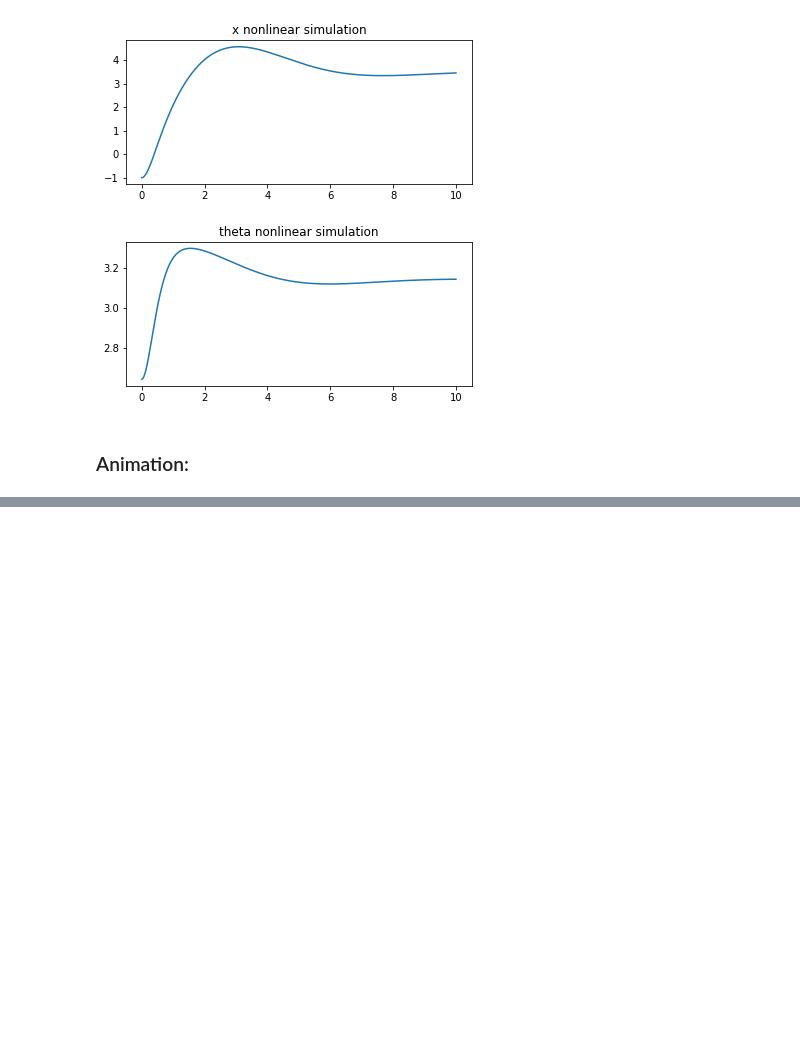
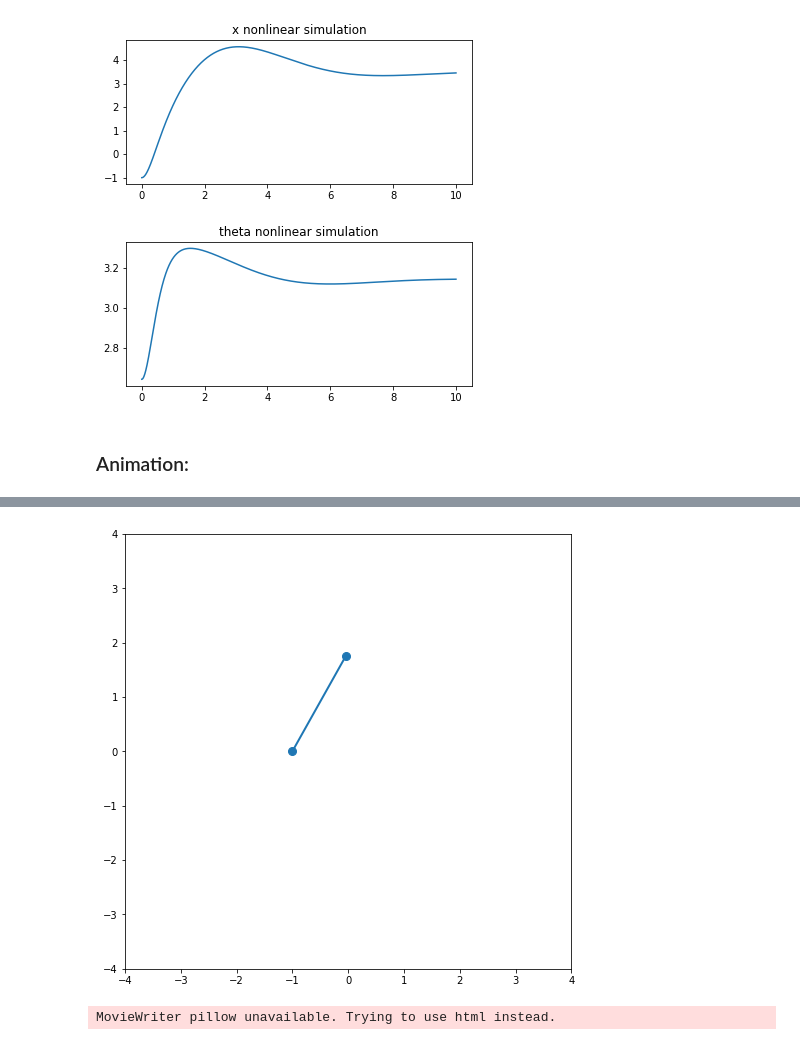
Before and after one commit to kipariss1/OPSR_InvertedPendulum, a Jupyter notebook: semestralka_jupyter.ipynb, the cells around one changed output, grey strips where cells are left out. Cells and saved outputs as stored; diff of their text form; code cells hidden in the pictures; blank space fills up the shorter version.

Commit message:
add (semestralka.ipynb): LQR animation works
adds *.gif and scheme

```diff
--- a/semestralka_jupyter.ipynb
+++ b/semestralka_jupyter.ipynb
@@ -414,0 +426,22 @@ FileNotFoundError: [WinError 2] Не удается найти указанны
+# %%
+x_c = s.y[0]                         # cart x
+y_c = np.full((s.t.shape[0],),0)    # cart y
+
+x_p = L*np.sin(s.y[2]) + x_c            # pendulum x
+y_p = -L*np.cos(s.y[2]) + y_c           # pendulum y
+
+fig, ax = plt.subplots(1, 1, figsize=(8,8))
+ax.set_xlim(-2*L, 2*L)
+ax.set_ylim(-2*L, 2*L)
+ln1, = plt.plot([], [], 'o-', lw=2, markersize=8)
+
+def animate(i):
+    ln1.set_data([x_c[i], x_p[i]], [y_c[i], y_p[i]])
+
+ani = animation.FuncAnimation(fig, animate, frames=s.t.shape[0], interval=50)
+# %% [output]
+[figure, added]
+# %%
+ani.save('pen.html',writer='pillow',fps=25)
+# %% [output]
+MovieWriter pillow unavailable. Trying to use html instead.
```
Also changed, not shown: parts of 2 cells of this notebook, 3 other files.
